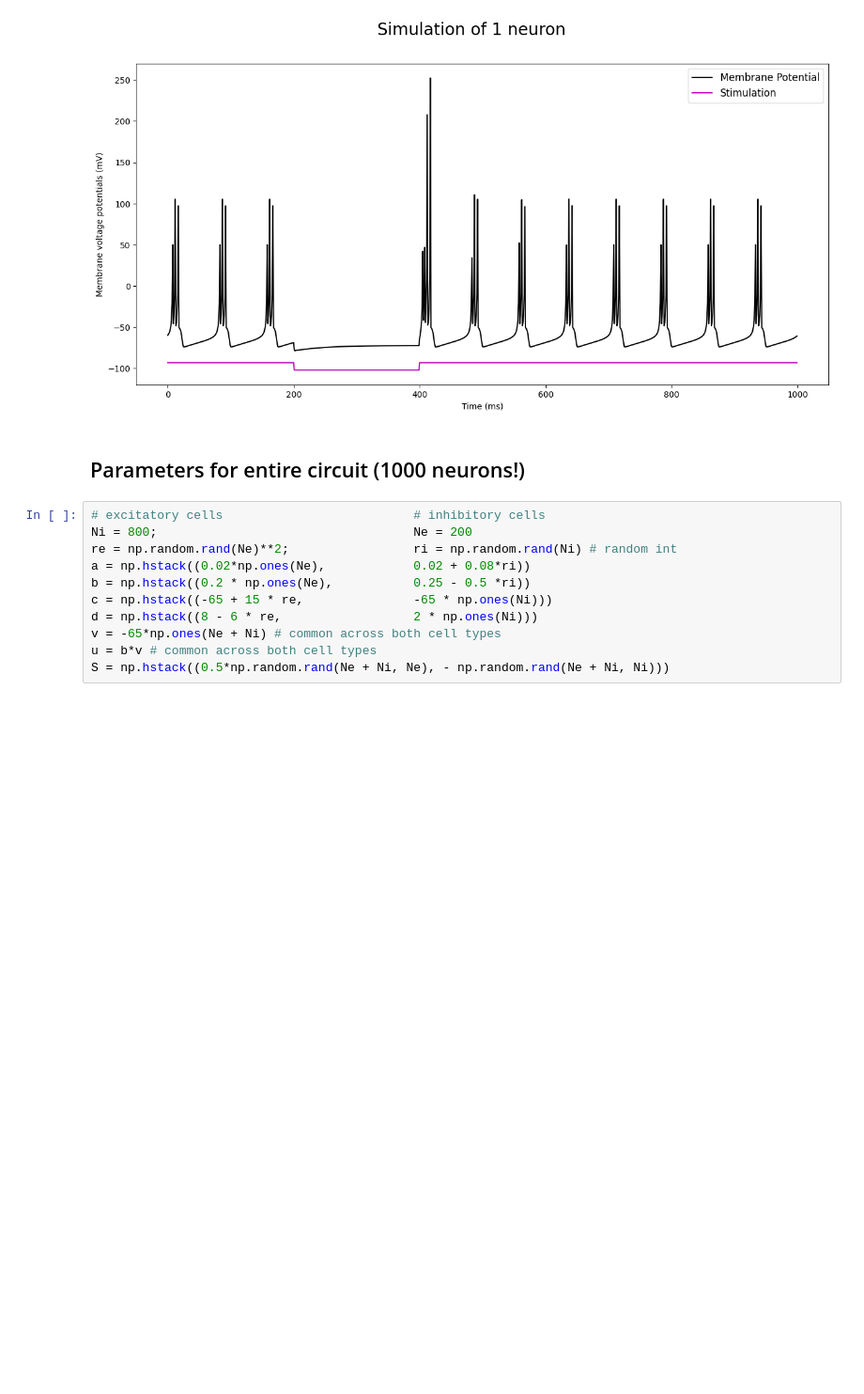
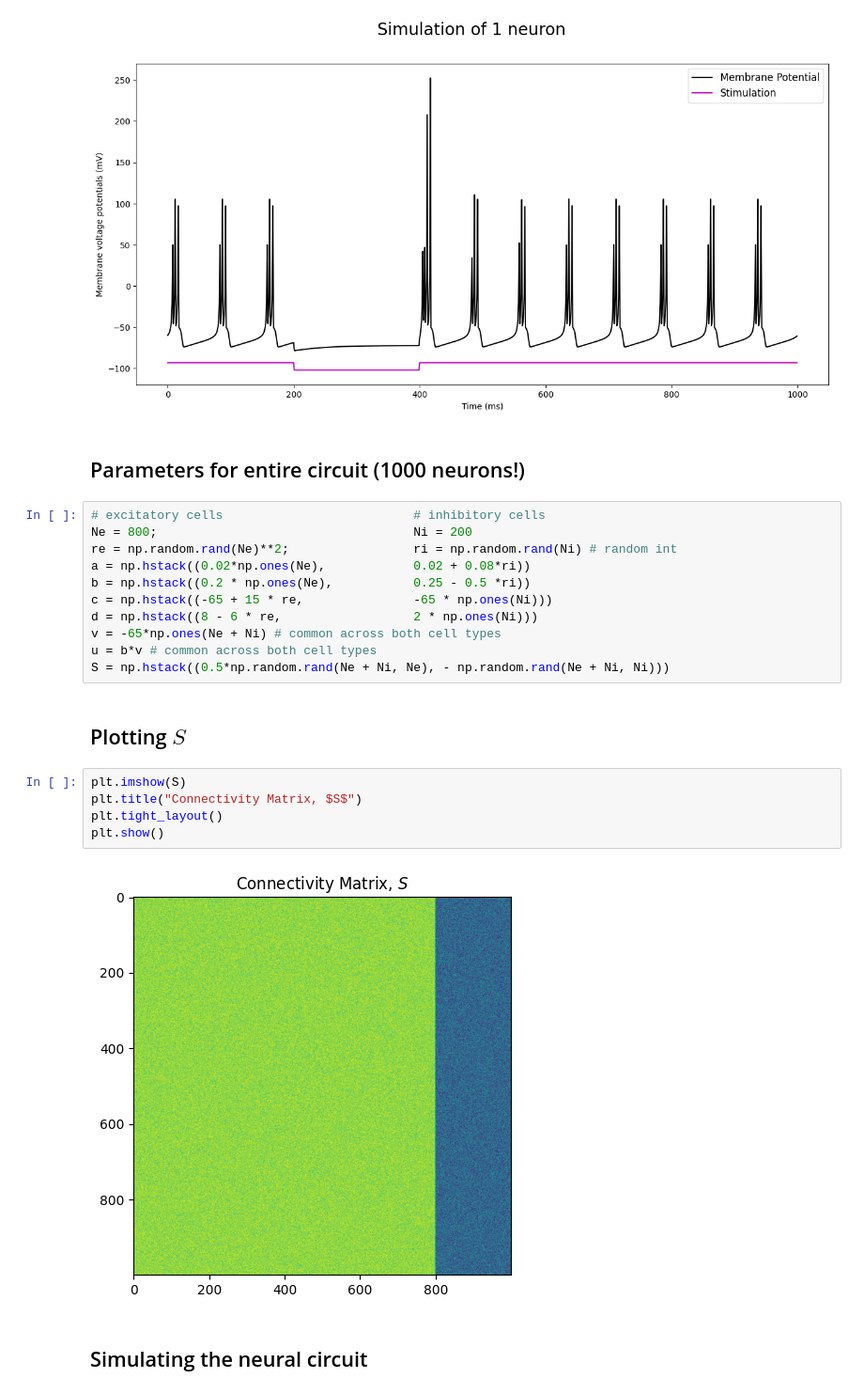
Before and after one commit to w-decker/brain-circuit-stim, a Jupyter notebook: main.ipynb, the cells around one changed output. Shown at 94% size. Cells and saved outputs as stored; diff of their text form; blank space fills up the shorter version.

```diff
--- a/main.ipynb
+++ b/main.ipynb
@@ -71,7 +71,7 @@ plt.show()
 ## Parameters for entire circuit (1000 neurons!)
 # %%
 # excitatory cells                          # inhibitory cells
-Ni = 800;                                   Ne = 200
+Ne = 800;                                   Ni = 200
 re = np.random.rand(Ne)**2;                 ri = np.random.rand(Ni) # random int
 a = np.hstack((0.02*np.ones(Ne),            0.02 + 0.08*ri))
 b = np.hstack((0.2 * np.ones(Ne),           0.25 - 0.5 *ri))
@@ -80,3 +80,14 @@ d = np.hstack((8 - 6 * re,                  2 * np.ones(Ni)))
 v = -65*np.ones(Ne + Ni) # common across both cell types
 u = b*v # common across both cell types
 S = np.hstack((0.5*np.random.rand(Ne + Ni, Ne), - np.random.rand(Ne + Ni, Ni)))
+# %% [markdown]
+## Plotting $S$
+# %%
+plt.imshow(S)
+plt.title("Connectivity Matrix, $S$")
+plt.tight_layout()
+plt.show()
+# %% [output]
+[figure, added]
+# %% [markdown]
+## Simulating the neural circuit
```
Also changed, not shown: parts of 2 cells of this notebook.
